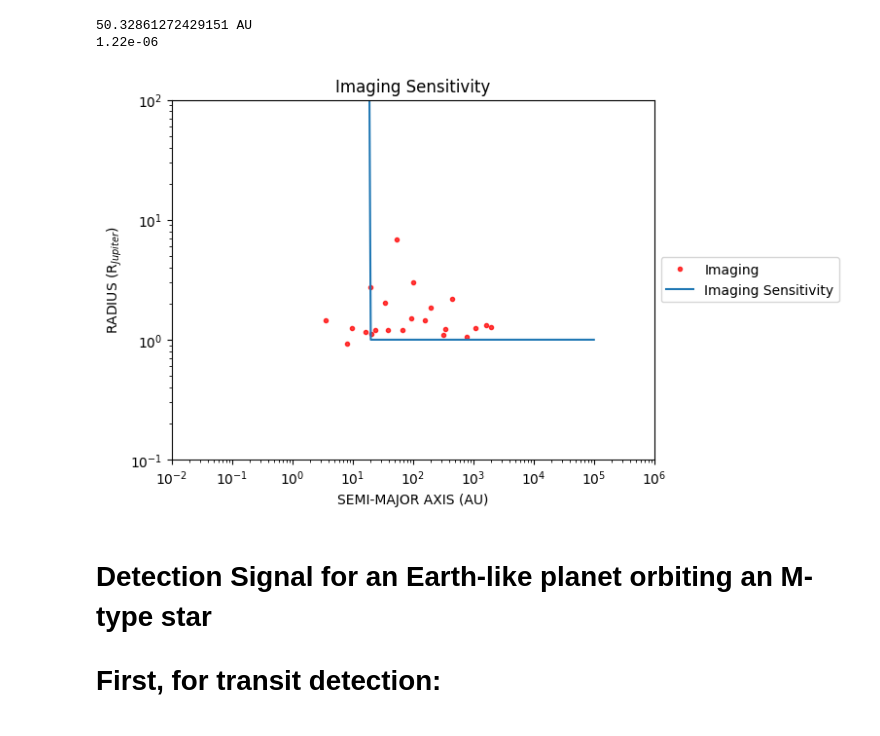
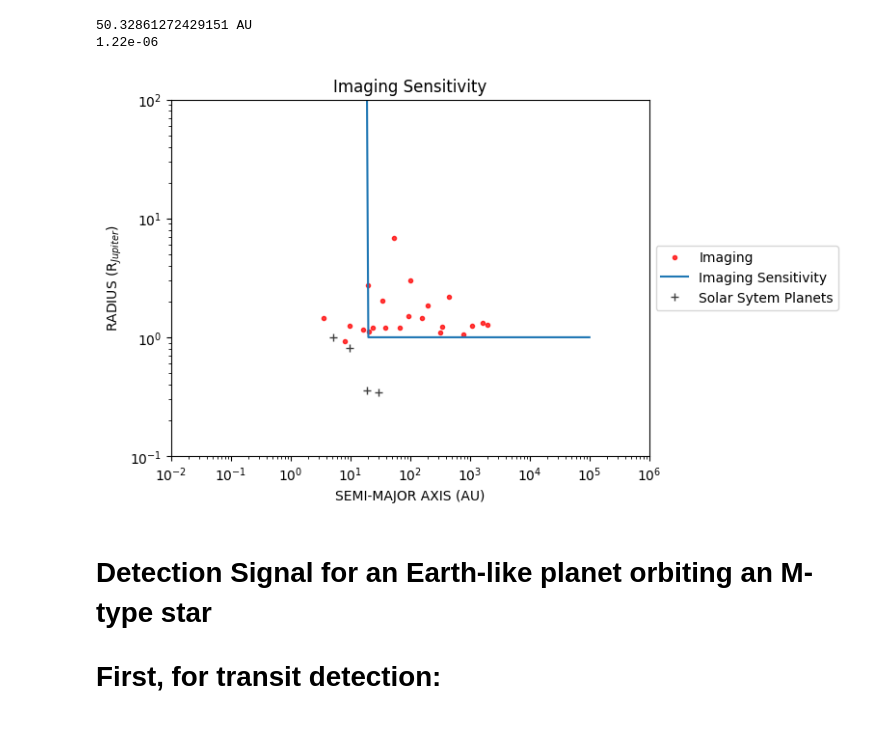
Before and after one commit to RaihanJM/PS5205, a Jupyter notebook: Project_1_Team_8.ipynb, the cells around one changed output. Saved outputs shown, nothing was run; the diff lists cells and outputs as text; code cells hidden in the pictures.

```diff
--- a/Project_1_Team_8.ipynb
+++ b/Project_1_Team_8.ipynb
@@ -219,24 +221,25 @@ print(theta.to(u.dimensionless_unscaled))
 # %%
 axis_array_image = np.arange(10**(-1), 10**(5), 0.01) * u.AU #array of semi-major axes from 0.01 to 100000 AU
 val = np.linspace(10**(-3), 10**(5), 10000)
 
 def imagelimit(x):
   return (((x - 10) ** -10) + 1)
 
 plt.xscale("log")
 plt.yscale("log")
 plt.xlabel("SEMI-MAJOR AXIS (AU)")
 plt.ylabel(r"RADIUS (R$_{Jupiter}$)")
 plt.title("Imaging Sensitivity")
 plt.xlim(10**(-2), 10**(6))
 plt.ylim(10**(-1), 10**(2))
 #plt.plot(tab["pl_orbsmax"][imaging], tab["pl_bmassj"][imaging], "r.", alpha=0.75, label="Imaging")
 plt.plot(tab["pl_orbsmax"][imaging], tab["pl_radj"][imaging], "r.", alpha=0.75, label="Imaging")
 plt.plot(val, imagelimit(val), label="Imaging Sensitivity")
+plt.plot(solarsystem["SMAx"], solarsystem["Rj"], "k+", alpha = 0.75, label = "Solar Sytem Planets")
 plt.legend(loc='center left', bbox_to_anchor=(1, 0.5))
 plt.show()
 # %% [output]
-[figure, old version]
+[figure, new version]
 # %% [markdown]
 # Detection Signal for an Earth-like planet orbiting an M-type star
 
```
Also changed, not shown: parts of 3 cells of this notebook.
